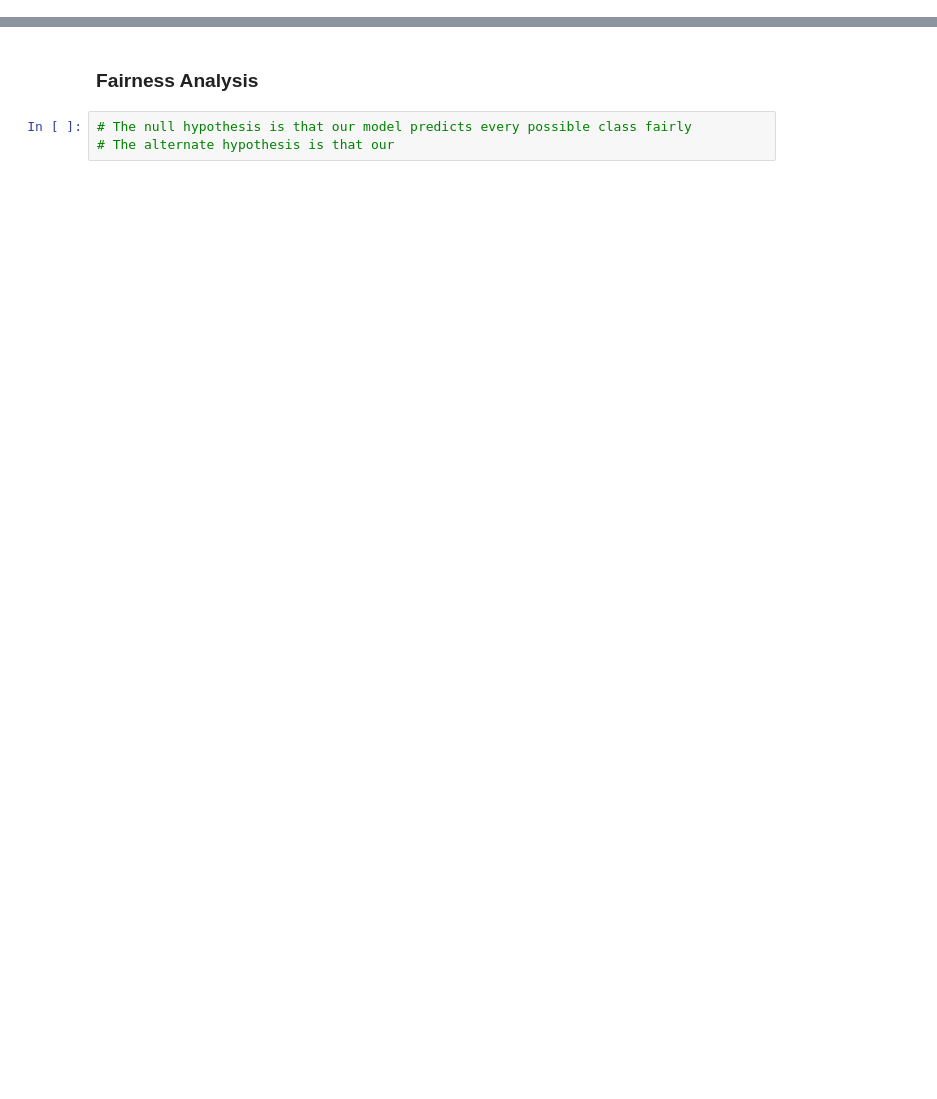
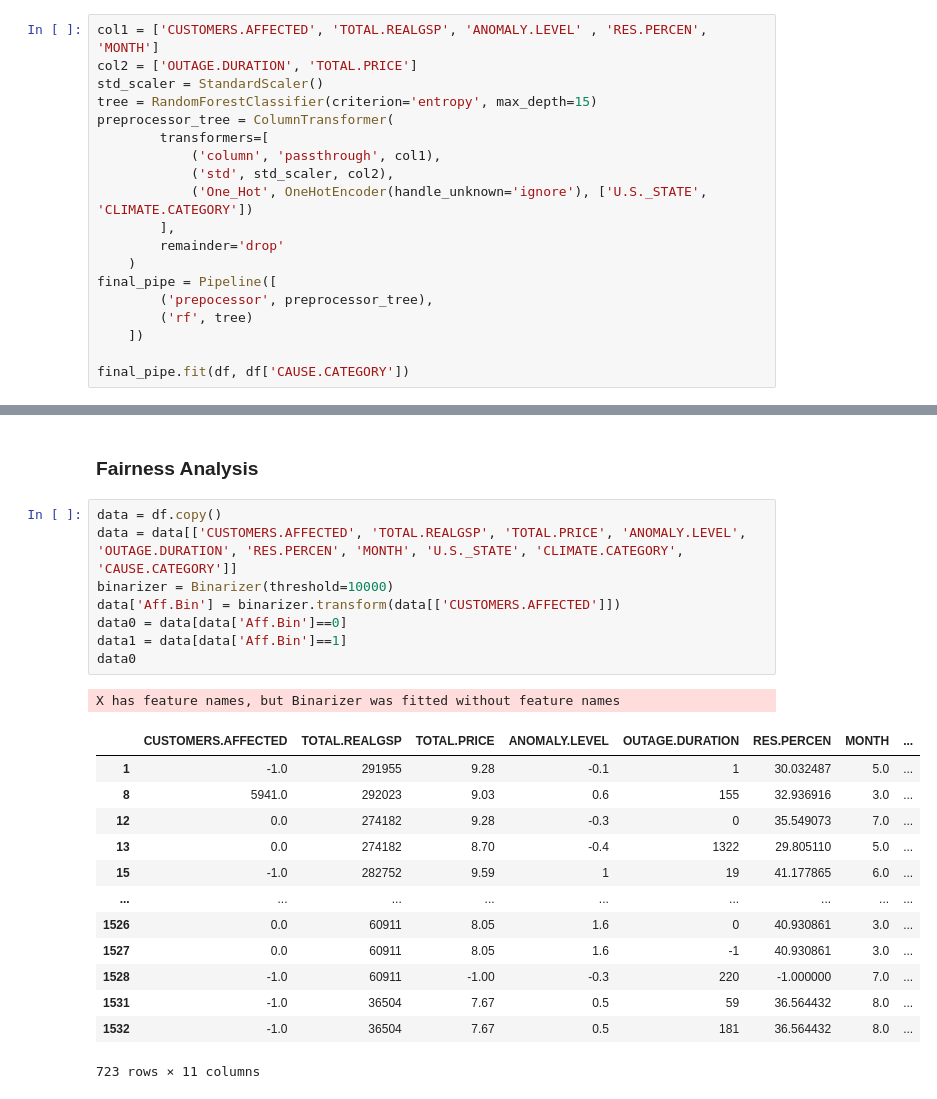
Before and after one commit to tomok59/power_outage_model, a Jupyter notebook: template.ipynb, the cells around one changed output, grey strips where cells are left out. Saved outputs shown, nothing was run; the diff lists cells and outputs as text; blank space fills up the shorter version.

```diff
--- a/template.ipynb
+++ b/template.ipynb
@@ -801,0 +804,19 @@ F1 Test Error: 0.15690592477710563
+# %%
+col1 = ['CUSTOMERS.AFFECTED', 'TOTAL.REALGSP', 'ANOMALY.LEVEL' , 'RES.PERCEN', 'MONTH']
+col2 = ['OUTAGE.DURATION', 'TOTAL.PRICE']
+std_scaler = StandardScaler()
+tree = RandomForestClassifier(criterion='entropy', max_depth=15)
+preprocessor_tree = ColumnTransformer(
+        transformers=[
+            ('column', 'passthrough', col1),
+            ('std', std_scaler, col2),
+            ('One_Hot', OneHotEncoder(handle_unknown='ignore'), ['U.S._STATE', 'CLIMATE.CATEGORY'])
+        ],
+        remainder='drop'
+    )
+final_pipe = Pipeline([
+        ('prepocessor', preprocessor_tree),
+        ('rf', tree)
+    ])
+
+final_pipe.fit(df, df['CAUSE.CATEGORY'])
@@ -802,5 +839,25 @@ F1 Test Error: 0.15690592477710563
 # %% [markdown]
 ### Fairness Analysis
-# %%
-# The null hypothesis is that our model predicts every possible class fairly
-# The alternate hypothesis is that our
+# %%
+data = df.copy()
+data = data[['CUSTOMERS.AFFECTED', 'TOTAL.REALGSP', 'TOTAL.PRICE', 'ANOMALY.LEVEL', 'OUTAGE.DURATION', 'RES.PERCEN', 'MONTH', 'U.S._STATE', 'CLIMATE.CATEGORY', 'CAUSE.CATEGORY']]
+binarizer = Binarizer(threshold=10000)
+data['Aff.Bin'] = binarizer.transform(data[['CUSTOMERS.AFFECTED']])
+data0 = data[data['Aff.Bin']==0]
+data1 = data[data['Aff.Bin']==1]
+data0
+# %% [output]
+X has feature names, but Binarizer was fitted without feature names
+|  | CUSTOMERS.AFFECTED | TOTAL.REALGSP | TOTAL.PRICE | ANOMALY.LEVEL | OUTAGE.DURATION | RES.PERCEN | MONTH | ... |
+| 1 | -1.0 | 291955 | 9.28 | -0.1 | 1 | 30.032487 | 5.0 | ... |
+| 8 | 5941.0 | 292023 | 9.03 | 0.6 | 155 | 32.936916 | 3.0 | ... |
+| 12 | 0.0 | 274182 | 9.28 | -0.3 | 0 | 35.549073 | 7.0 | ... |
+| 13 | 0.0 | 274182 | 8.70 | -0.4 | 1322 | 29.805110 | 5.0 | ... |
+| 15 | -1.0 | 282752 | 9.59 | 1 | 19 | 41.177865 | 6.0 | ... |
+| ... | ... | ... | ... | ... | ... | ... | ... | ... |
+| 1526 | 0.0 | 60911 | 8.05 | 1.6 | 0 | 40.930861 | 3.0 | ... |
+| 1527 | 0.0 | 60911 | 8.05 | 1.6 | -1 | 40.930861 | 3.0 | ... |
+| 1528 | -1.0 | 60911 | -1.00 | -0.3 | 220 | -1.000000 | 7.0 | ... |
+| 1531 | -1.0 | 36504 | 7.67 | 0.5 | 59 | 36.564432 | 8.0 | ... |
+| 1532 | -1.0 | 36504 | 7.67 | 0.5 | 181 | 36.564432 | 8.0 | ... |
+723 rows × 11 columns
```
Also changed, not shown: parts of 8 cells of this notebook, 3 other files.
